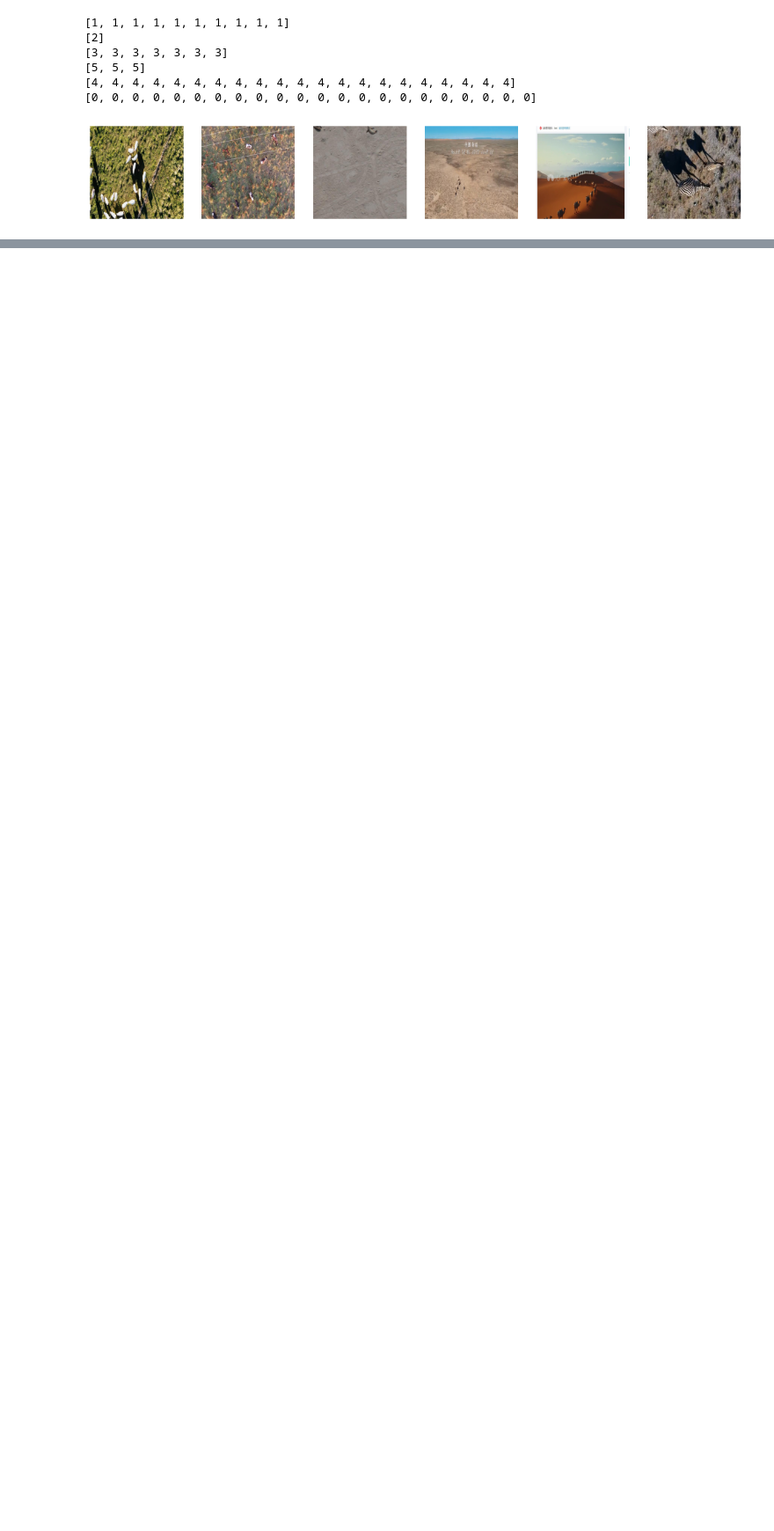
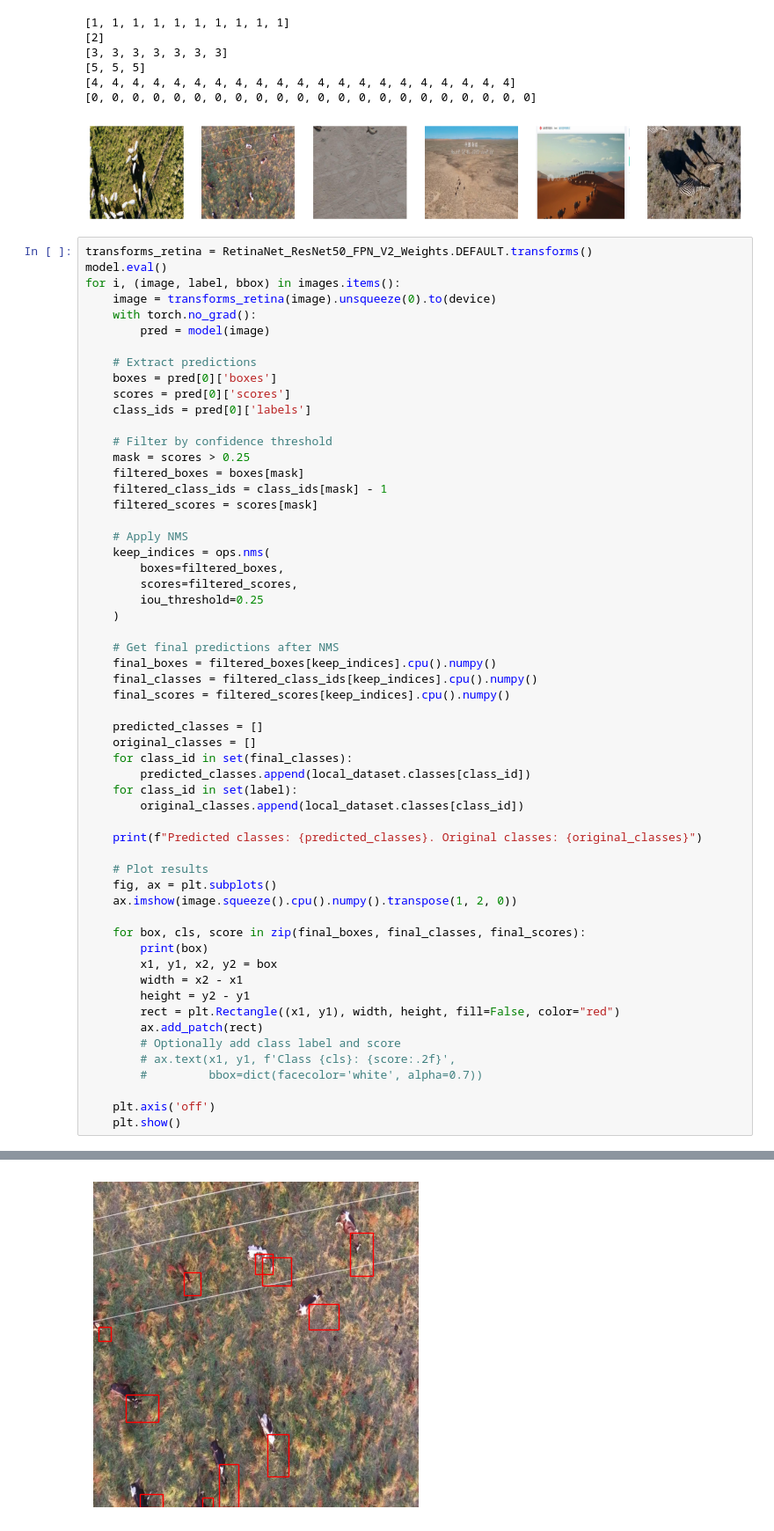
Before and after one commit to MihaiAnca13/ml-ops-wildlife, a Jupyter notebook: research/retina_model_evaluation.ipynb, the cells around one changed output, grey strips where cells are left out. Shown at 88% size. Cells and saved outputs as stored; diff of their text form; blank space fills up the shorter version.

```diff
--- a/research/retina_model_evaluation.ipynb
+++ b/research/retina_model_evaluation.ipynb
@@ -251,3 +259,61 @@ plt.show()
 [4, 4, 4, 4, 4, 4, 4, 4, 4, 4, 4, 4, 4, 4, 4, 4, 4, 4, 4, 4, 4]
 [0, 0, 0, 0, 0, 0, 0, 0, 0, 0, 0, 0, 0, 0, 0, 0, 0, 0, 0, 0, 0, 0]
 [figure]
+# %%
+transforms_retina = RetinaNet_ResNet50_FPN_V2_Weights.DEFAULT.transforms()
+model.eval()
+for i, (image, label, bbox) in images.items():
+    image = transforms_retina(image).unsqueeze(0).to(device)
+    with torch.no_grad():
+        pred = model(image)
+
+    # Extract predictions
+    boxes = pred[0]['boxes']
+    scores = pred[0]['scores']
+    class_ids = pred[0]['labels']
+
+    # Filter by confidence threshold
+    mask = scores > 0.25
+    filtered_boxes = boxes[mask]
+    filtered_class_ids = class_ids[mask] - 1
+    filtered_scores = scores[mask]
+
+    # Apply NMS
+    keep_indices = ops.nms(
+        boxes=filtered_boxes,
+        scores=filtered_scores,
+        iou_threshold=0.25
+    )
+
+    # Get final predictions after NMS
+    final_boxes = filtered_boxes[keep_indices].cpu().numpy()
+    final_classes = filtered_class_ids[keep_indices].cpu().numpy()
+    final_scores = filtered_scores[keep_indices].cpu().numpy()
+
+    predicted_classes = []
+    original_classes = []
+    for class_id in set(final_classes):
+        predicted_classes.append(local_dataset.classes[class_id])
+    for class_id in set(label):
+        original_classes.append(local_dataset.classes[class_id])
+
+    print(f"Predicted classes: {predicted_classes}. Original classes: {original_classes}")
+
+    # Plot results
+    fig, ax = plt.subplots()
+    ax.imshow(image.squeeze().cpu().numpy().transpose(1, 2, 0))
+
+    for box, cls, score in zip(final_boxes, final_classes, final_scores):
+        print(box)
+        x1, y1, x2, y2 = box
+        width = x2 - x1
+        height = y2 - y1
+        rect = plt.Rectangle((x1, y1), width, height, fill=False, color="red")
+        ax.add_patch(rect)
+        # Optionally add class label and score
+        # ax.text(x1, y1, f'Class {cls}: {score:.2f}',
+        #         bbox=dict(facecolor='white', alpha=0.7))
+
+    plt.axis('off')
+    plt.show()
+# %% [output]
@@ -253,0 +332 @@ plt.show()
+[figure, added]
```
Also changed, not shown: parts of 5 cells of this notebook, 2 other files.
